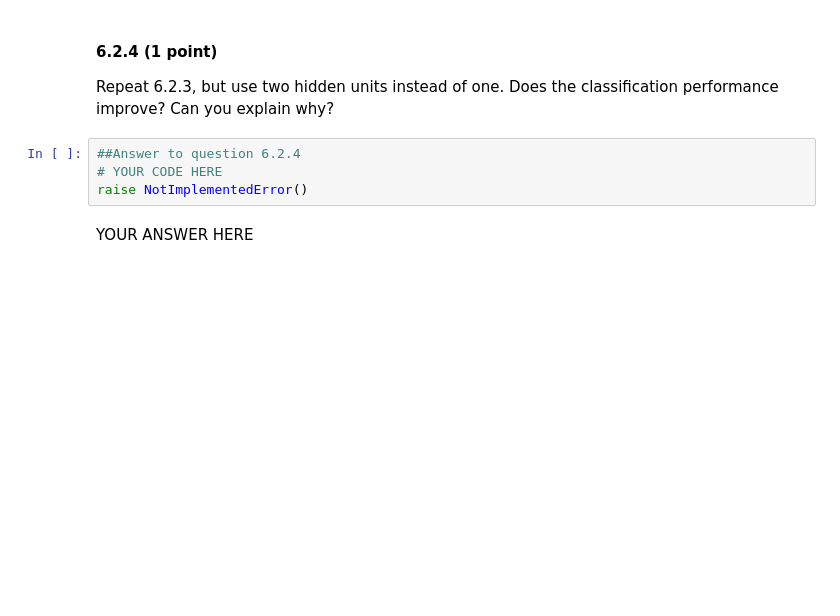
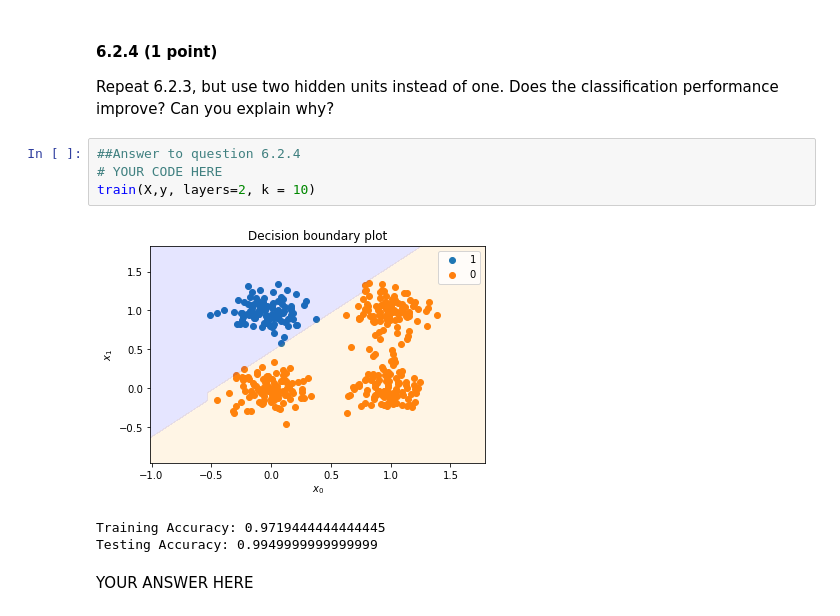
Before and after one commit to CornelisseMichael/Datamining, a Jupyter notebook: assignment_6/assignment_6.ipynb, the cells around one changed output. Saved outputs shown, nothing was run; the diff lists cells and outputs as text; blank space fills up the shorter version.

```diff
--- a/assignment_6/assignment_6.ipynb
+++ b/assignment_6/assignment_6.ipynb
@@ -372,7 +436,11 @@ Repeat 6.2.3, but use two hidden units instead of one. Does the classification p
 # %%
 ##Answer to question 6.2.4
 # YOUR CODE HERE
-raise NotImplementedError()
+train(X,y, layers=2, k = 10)
+# %% [output]
+[figure, added]
+Training Accuracy: 0.9719444444444445
+Testing Accuracy: 0.9949999999999999
 # %% [markdown]
 YOUR ANSWER HERE
 # %% [markdown]
```
Also changed, not shown: parts of 7 cells of this notebook.
